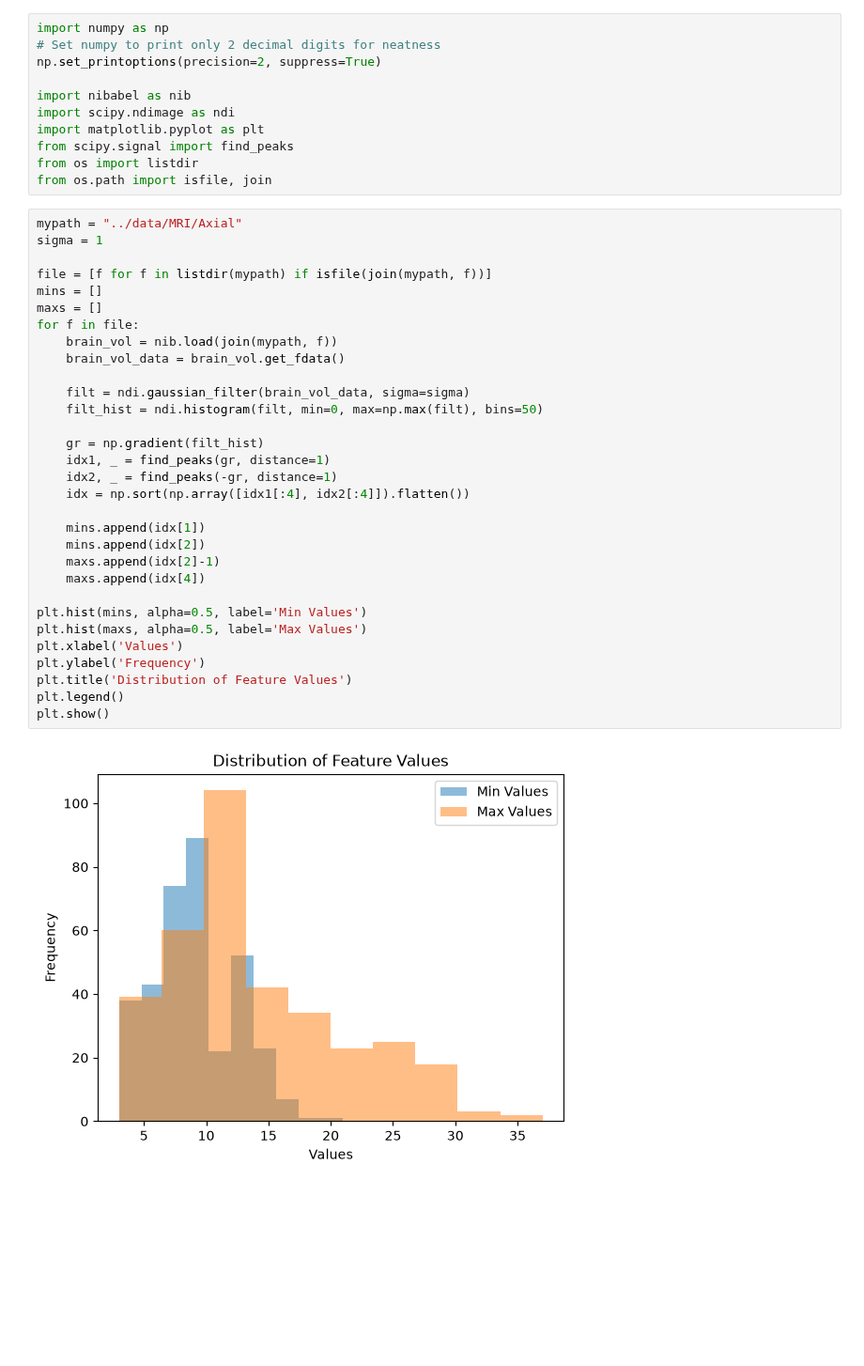
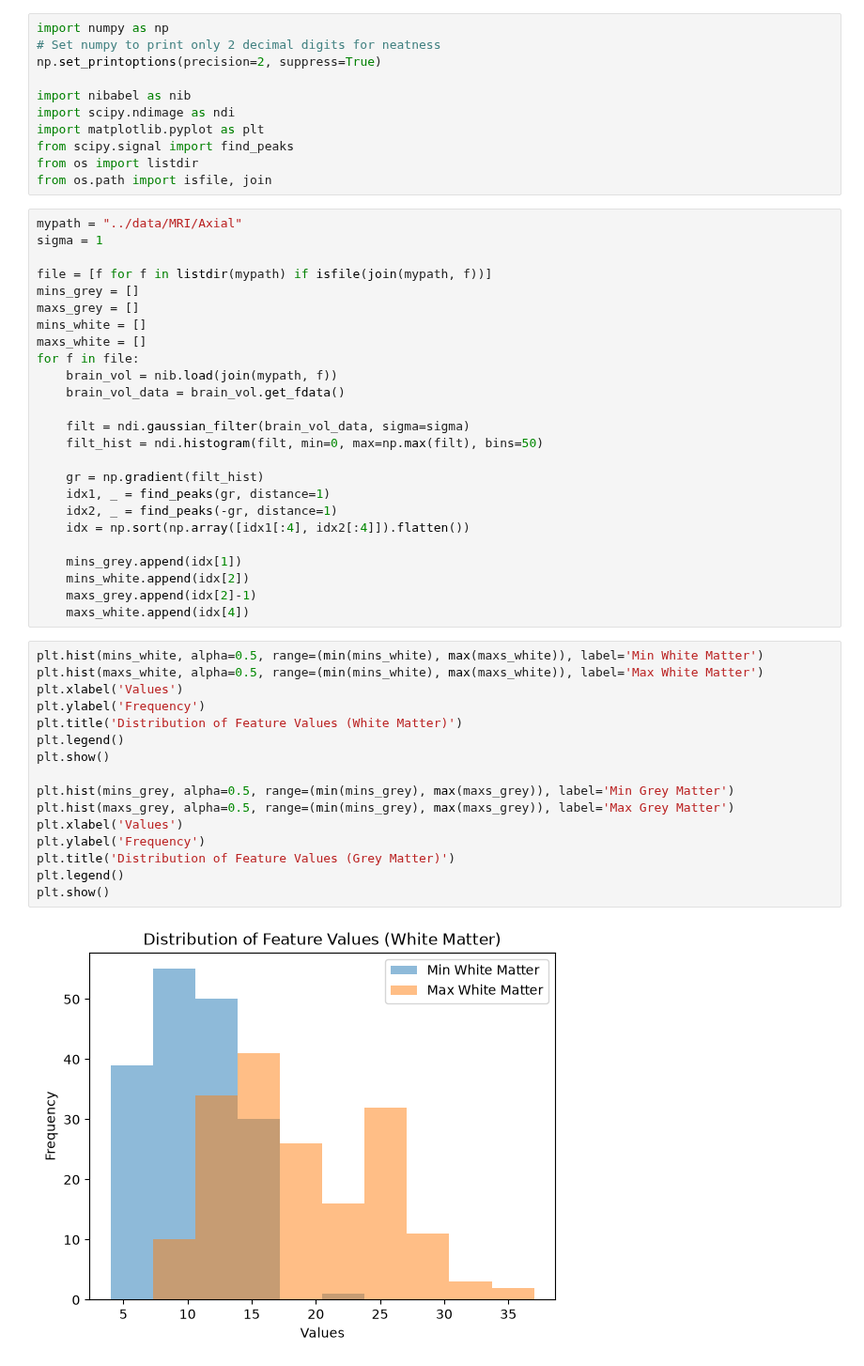
Before and after one commit to Erdos-Projects/fall-2026-autism, a Jupyter notebook: notebooks/feature_selection.ipynb, the cells around one changed output. Shown at 94% size. Saved outputs shown, nothing was run; the diff lists cells and outputs as text; blank space fills up the shorter version.

Commit message:
separate grey and white matter hists

```diff
--- a/notebooks/feature_selection.ipynb
+++ b/notebooks/feature_selection.ipynb
@@ -18,8 +18,10 @@ mypath = "../data/MRI/Axial"
 sigma = 1
 
 file = [f for f in listdir(mypath) if isfile(join(mypath, f))]
-mins = []
-maxs = []
+mins_grey = []
+maxs_grey = []
+mins_white = []
+maxs_white = []
 for f in file:
     brain_vol = nib.load(join(mypath, f))
     brain_vol_data = brain_vol.get_fdata()
@@ -32,17 +34,25 @@ for f in file:
     idx2, _ = find_peaks(-gr, distance=1)
     idx = np.sort(np.array([idx1[:4], idx2[:4]]).flatten())
 
-    mins.append(idx[1])
-    mins.append(idx[2])
-    maxs.append(idx[2]-1)
-    maxs.append(idx[4])
-
-plt.hist(mins, alpha=0.5, label='Min Values')
-plt.hist(maxs, alpha=0.5, label='Max Values')
-plt.xlabel('Values')
-plt.ylabel('Frequency')
-plt.title('Distribution of Feature Values')
-plt.legend()
-plt.show()
+    mins_grey.append(idx[1])
+    mins_white.append(idx[2])
+    maxs_grey.append(idx[2]-1)
+    maxs_white.append(idx[4])
-# %% [output]
-[figure, removed]
+# %%
+plt.hist(mins_white, alpha=0.5, range=(min(mins_white), max(maxs_white)), label='Min White Matter')
+plt.hist(maxs_white, alpha=0.5, range=(min(mins_white), max(maxs_white)), label='Max White Matter')
+plt.xlabel('Values')
+plt.ylabel('Frequency')
+plt.title('Distribution of Feature Values (White Matter)')
+plt.legend()
+plt.show()
+
+plt.hist(mins_grey, alpha=0.5, range=(min(mins_grey), max(maxs_grey)), label='Min Grey Matter')
+plt.hist(maxs_grey, alpha=0.5, range=(min(mins_grey), max(maxs_grey)), label='Max Grey Matter')
+plt.xlabel('Values')
+plt.ylabel('Frequency')
+plt.title('Distribution of Feature Values (Grey Matter)')
+plt.legend()
+plt.show()
+# %% [output]
+[figure, added]
```
Also changed, not shown: parts of 1 cell of this notebook.
